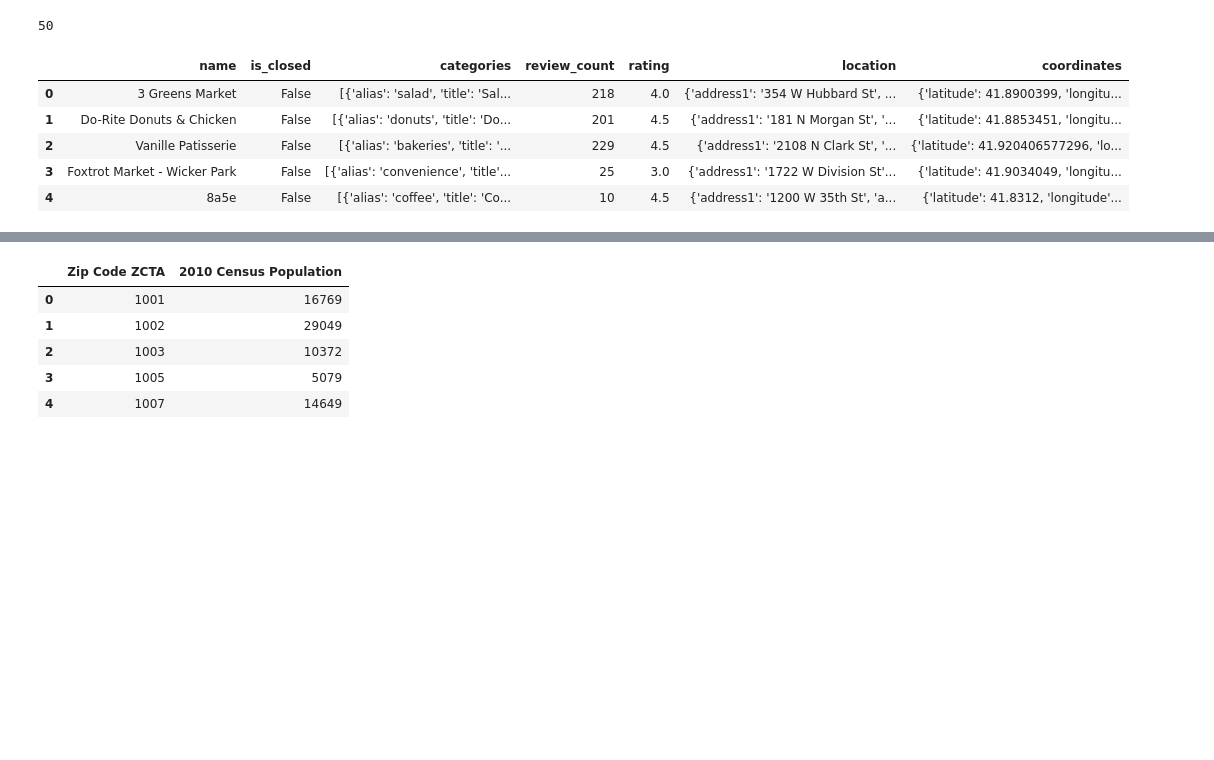
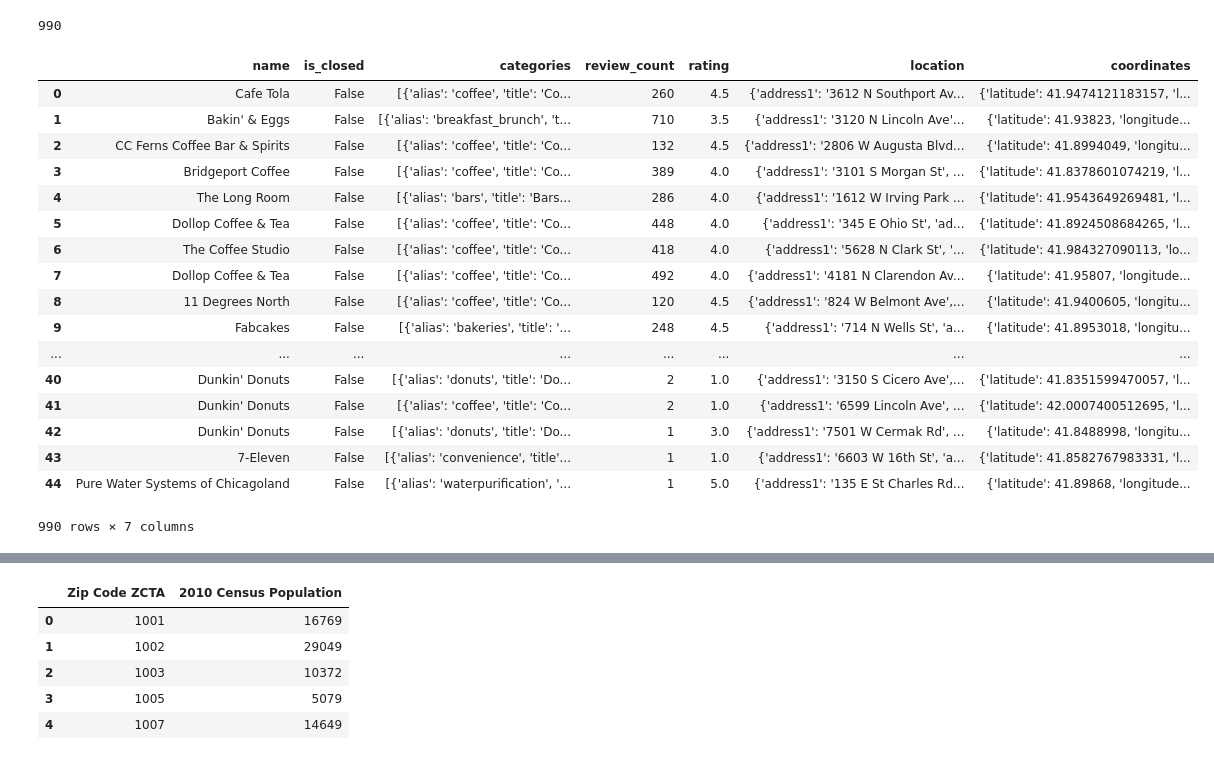
Before and after one commit to prathyushachalla/FindMyCoffeewithGIS, a Jupyter notebook: Xuan_testing-Copy1_KB.ipynb, the cells around one changed output, grey strips where cells are left out. Saved outputs shown, nothing was run; the diff lists cells and outputs as text; code cells hidden in the pictures; blank space fills up the shorter version.

Commit message:
large data size

```diff
--- a/Xuan_testing-Copy1_KB.ipynb
+++ b/Xuan_testing-Copy1_KB.ipynb
@@ -22,27 +22,63 @@ population_csv_path = "../Project1/Population_by_Zip.csv"
 business_id = "e1zDuraqPYNqfEmgXJJAyQ"
 ENDPORINT = "https://api.yelp.com/v3/businesses/search"
 HEADERS = {'Authorization': 'bearer %s' % get_my_key}
-# %%
-#API parameters for Yelp Api
-
-
-PARAMETERS = {"term": "coffee", "limit": 50, "offset":150, "radius": 5000, "location": "Chicago"}
-response = requests.get(url = ENDPORINT, params= PARAMETERS, headers=HEADERS)
-business_data = response.json()
-
-len(business_data["businesses"])
-# %% [output]
-50
+# %%
+# This function launches the request for all coffee shop location endpoints in Chicago IL.
+def search_coffeshops(set_num):
+
+    url_params = {
+    "categories": 'coffee, All',
+    "location":"Chicago",
+    "state": "Illinois",
+    'offset': offset_num, # We are going to iterate the offset
+     "limit":50 # Maximum return of results per request (ref: API documentation).
+     }
+
+    response = requests.get(ENDPORINT, headers=HEADERS, params=url_params)
+    return response.json() # Returns a JSON.
+# %%
+if __name__ == "__main__":
+    for offset_num in np.arange(50,1000,50) :
+# I want up to 550 results, in steps of 50 results per request.
+        try:
+            output_json = search_coffeshops(offset_num) # Executing the function defined above.
+            if offset_num == 50:
+                business_data = pd.DataFrame.from_dict(output_json['businesses'])
+# 'businesses' because that's the primary key of the JSON (i.e. pull all attribute data by calling
+# that one key). This is something you can figure out reading the API documentation or visually
+# parsing the JSON.
+            else:
+                df2 = pd.DataFrame.from_dict(output_json['businesses'])
+                business_data = df_first.append(df2)
+# The conditional statement above is so that I can append my results into a single dataframe, to
+# save into a single csv document.
+        except AttributeError:
+            print("error at ", offset_num) # Helpful for debugging purposes
+
+len(business_data['alias'])
+# %% [output]
+990
 # %%
 #Pick up the columns we care
-good_coffee = business_data["businesses"]
-good_coffee_df = pd.DataFrame(good_coffee)
+good_coffee_df = pd.DataFrame(business_data)
 good_coffee_df = good_coffee_df[["name","is_closed","categories","review_count","rating","location", "coordinates"]]
-good_coffee_df.head()
+good_coffee_df
 # %% [output]
 |  | name | is_closed | categories | review_count | rating | location | coordinates |
-| 0 | 3 Greens Market | False | [{'alias': 'salad', 'title': 'Sal... | 218 | 4.0 | {'address1': '354 W Hubbard St', ... | {'latitude': 41.8900399, 'longitu... |
-| 1 | Do-Rite Donuts & Chicken | False | [{'alias': 'donuts', 'title': 'Do... | 201 | 4.5 | {'address1': '181 N Morgan St', '... | {'latitude': 41.8853451, 'longitu... |
-| 2 | Vanille Patisserie | False | [{'alias': 'bakeries', 'title': '... | 229 | 4.5 | {'address1': '2108 N Clark St', '... | {'latitude': 41.920406577296, 'lo... |
-| 3 | Foxtrot Market - Wicker Park | False | [{'alias': 'convenience', 'title'... | 25 | 3.0 | {'address1': '1722 W Division St'... | {'latitude': 41.9034049, 'longitu... |
-| 4 | 8a5e | False | [{'alias': 'coffee', 'title': 'Co... | 10 | 4.5 | {'address1': '1200 W 35th St', 'a... | {'latitude': 41.8312, 'longitude'... |
+| 0 | Cafe Tola | False | [{'alias': 'coffee', 'title': 'Co... | 260 | 4.5 | {'address1': '3612 N Southport Av... | {'latitude': 41.9474121183157, 'l... |
+| 1 | Bakin' & Eggs | False | [{'alias': 'breakfast_brunch', 't... | 710 | 3.5 | {'address1': '3120 N Lincoln Ave'... | {'latitude': 41.93823, 'longitude... |
+| 2 | CC Ferns Coffee Bar & Spirits | False | [{'alias': 'coffee', 'title': 'Co... | 132 | 4.5 | {'address1': '2806 W Augusta Blvd... | {'latitude': 41.8994049, 'longitu... |
+| 3 | Bridgeport Coffee | False | [{'alias': 'coffee', 'title': 'Co... | 389 | 4.0 | {'address1': '3101 S Morgan St', ... | {'latitude': 41.8378601074219, 'l... |
+| 4 | The Long Room | False | [{'alias': 'bars', 'title': 'Bars... | 286 | 4.0 | {'address1': '1612 W Irving Park ... | {'latitude': 41.9543649269481, 'l... |
+| 5 | Dollop Coffee & Tea | False | [{'alias': 'coffee', 'title': 'Co... | 448 | 4.0 | {'address1': '345 E Ohio St', 'ad... | {'latitude': 41.8924508684265, 'l... |
+| 6 | The Coffee Studio | False | [{'alias': 'coffee', 'title': 'Co... | 418 | 4.0 | {'address1': '5628 N Clark St', '... | {'latitude': 41.984327090113, 'lo... |
+| 7 | Dollop Coffee & Tea | False | [{'alias': 'coffee', 'title': 'Co... | 492 | 4.0 | {'address1': '4181 N Clarendon Av... | {'latitude': 41.95807, 'longitude... |
+| 8 | 11 Degrees North | False | [{'alias': 'coffee', 'title': 'Co... | 120 | 4.5 | {'address1': '824 W Belmont Ave',... | {'latitude': 41.9400605, 'longitu... |
+| 9 | Fabcakes | False | [{'alias': 'bakeries', 'title': '... | 248 | 4.5 | {'address1': '714 N Wells St', 'a... | {'latitude': 41.8953018, 'longitu... |
+| ... | ... | ... | ... | ... | ... | ... | ... |
+| 40 | Dunkin' Donuts | False | [{'alias': 'donuts', 'title': 'Do... | 2 | 1.0 | {'address1': '3150 S Cicero Ave',... | {'latitude': 41.8351599470057, 'l... |
+| 41 | Dunkin' Donuts | False | [{'alias': 'coffee', 'title': 'Co... | 2 | 1.0 | {'address1': '6599 Lincoln Ave', ... | {'latitude': 42.0007400512695, 'l... |
+| 42 | Dunkin' Donuts | False | [{'alias': 'donuts', 'title': 'Do... | 1 | 3.0 | {'address1': '7501 W Cermak Rd', ... | {'latitude': 41.8488998, 'longitu... |
+| 43 | 7-Eleven | False | [{'alias': 'convenience', 'title'... | 1 | 1.0 | {'address1': '6603 W 16th St', 'a... | {'latitude': 41.8582767983331, 'l... |
+| 44 | Pure Water Systems of Chicagoland | False | [{'alias': 'waterpurification', '... | 1 | 5.0 | {'address1': '135 E St Charles Rd... | {'latitude': 41.89868, 'longitude... |
+990 rows × 7 columns
```
Also changed, not shown: parts of 11 cells of this notebook.
